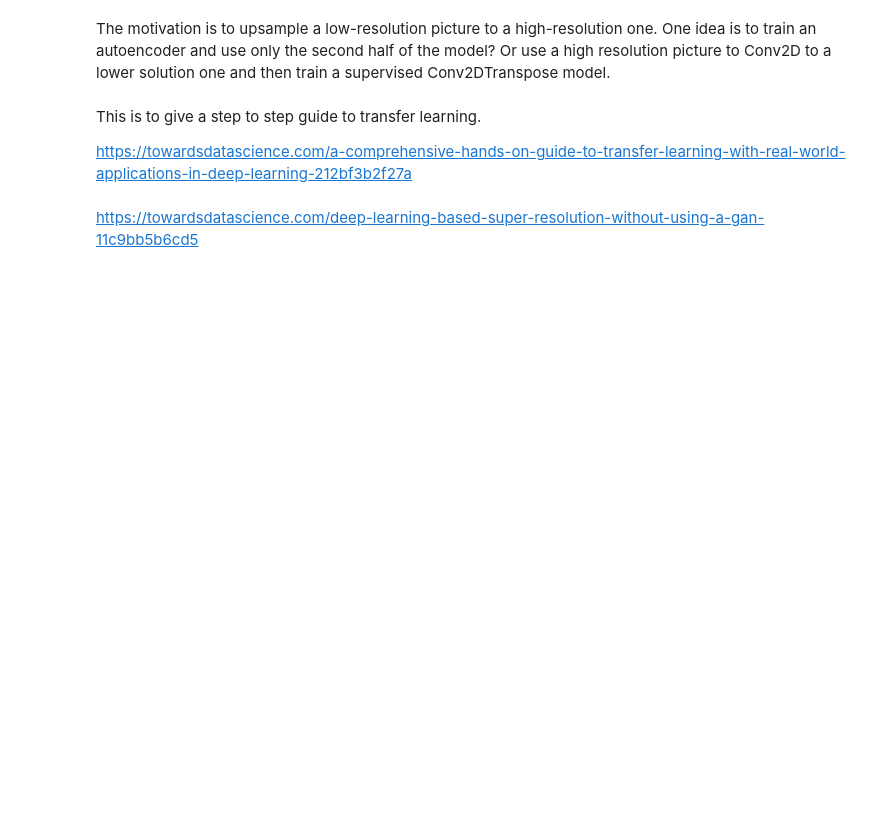
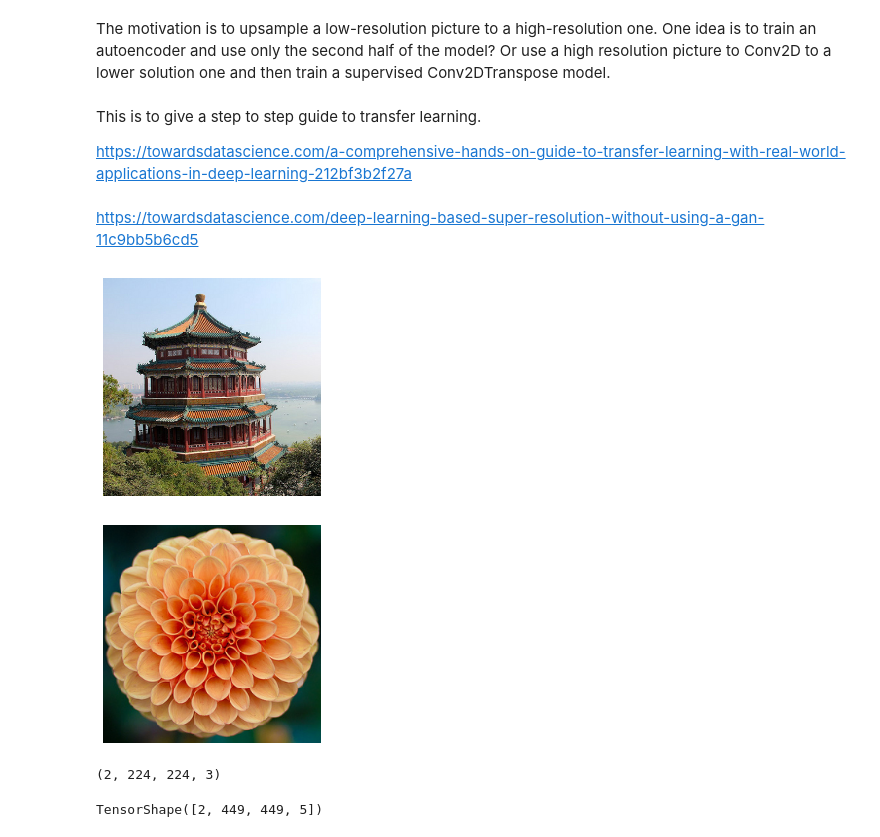
Before and after one commit to junweiluo/HandsonMLPractice, a Jupyter notebook: Chapter14Ex09_Super_Resolution.ipynb, the cells around one changed output. Drawn from its saved outputs; the diff is of its cells as text; code cells hidden in the pictures; blank space fills up the shorter version.

```diff
--- a/Chapter14Ex09_Super_Resolution.ipynb
+++ b/Chapter14Ex09_Super_Resolution.ipynb
@@ -11,3 +11,44 @@ This is to give a step to step guide to transfer learning.
 https://towardsdatascience.com/a-comprehensive-hands-on-guide-to-transfer-learning-with-real-world-applications-in-deep-learning-212bf3b2f27a
 # %% [markdown]
 https://towardsdatascience.com/deep-learning-based-super-resolution-without-using-a-gan-11c9bb5b6cd5
+# %%
+import numpy as np
+import tensorflow as tf
+from tensorflow import keras
+from sklearn.datasets import load_sample_image
+import matplotlib as mpl
+import matplotlib.pyplot as plt
+
+# Load sample images
+china = load_sample_image("china.jpg") / 255
+flower = load_sample_image("flower.jpg") / 255
+images = np.array([china, flower])
+# %%
+def plot_color_image(image):
+    plt.imshow(image, interpolation="nearest")
+    plt.axis("off")
+# %%
+china_box = [0, 0.03, 1, 0.68]
+flower_box = [0.19, 0.26, 0.86, 0.7]
+images_resized = tf.image.crop_and_resize(images, [china_box, flower_box], [0, 1], [224, 224])
+plot_color_image(images_resized[0])
+plt.show()
+plot_color_image(images_resized[1])
+plt.show()
+# %% [output]
+[figure, added]
+[figure, added]
+# %%
+tf.random.set_seed(42)
+X = images_resized.numpy()
+X.shape
+# %% [output]
+(2, 224, 224, 3)
+# %%
+conv_transpose = keras.layers.Conv2DTranspose(filters=5, kernel_size=3, strides=2, padding="VALID")
+# what are the filters?  Random initialization?
+# strides=2 makes output twice big as X.
+output = conv_transpose(X)
+output.shape
+# %% [output]
+TensorShape([2, 449, 449, 5])
```
Also changed, not shown: parts of 5 cells of this notebook.
